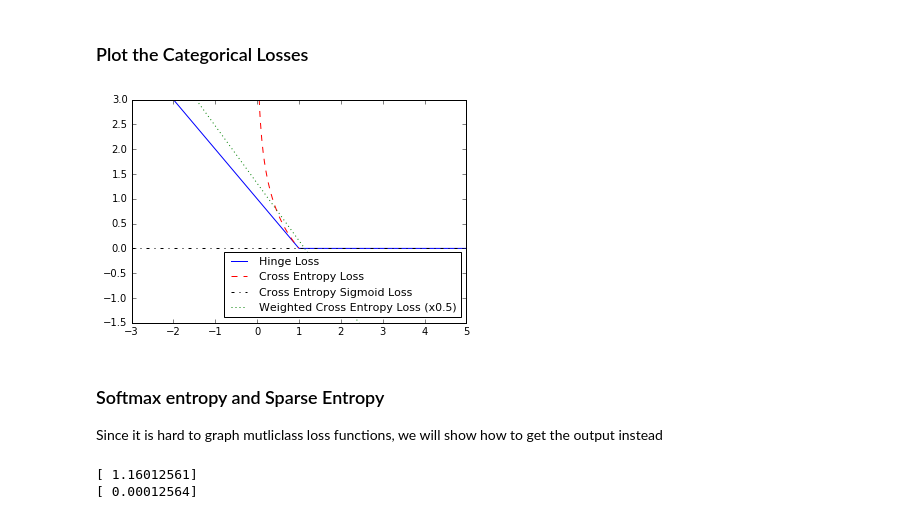
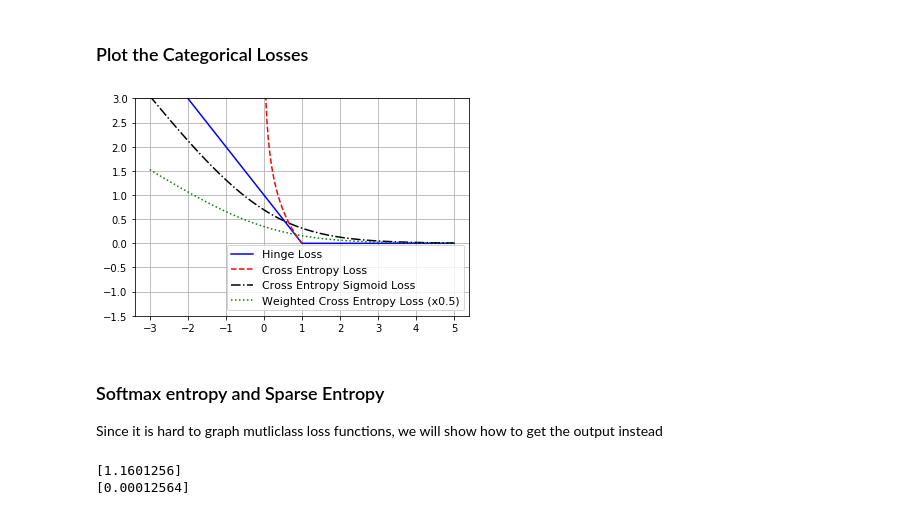
Before and after one commit to nfmcclure/tensorflow_cookbook, a Jupyter notebook: 02_TensorFlow_Way/04_Implementing_Loss_Functions/04_loss_functions.ipynb, the cells around one changed output. Cells and saved outputs as stored; diff of their text form; code cells hidden in the pictures.

```diff
--- a/02_TensorFlow_Way/04_Implementing_Loss_Functions/04_loss_functions.ipynb
+++ b/02_TensorFlow_Way/04_Implementing_Loss_Functions/04_loss_functions.ipynb
@@ -116,7 +117,7 @@ TensorFlow also has a sigmoid-entropy loss function.  This is very similar to th
 # L = max(actual, 0) - actual * pred + log(1 + exp(-abs(actual)))
 x_val_input = tf.expand_dims(x_vals, 1)
 target_input = tf.expand_dims(targets, 1)
-xentropy_sigmoid_y_vals = tf.nn.softmax_cross_entropy_with_logits(logits=x_val_input, labels=target_input)
+xentropy_sigmoid_y_vals = tf.nn.sigmoid_cross_entropy_with_logits(logits=x_val_input, labels=target_input)
 xentropy_sigmoid_y_out = sess.run(xentropy_sigmoid_y_vals)
 # %% [markdown]
 ### Weighted (Softmax) Cross Entropy Loss
@@ -128,23 +129,25 @@ Tensorflow also has a similar function to the `sigmoid cross entropy` loss funct
 # or
 # L = (1 - pred) * actual + (1 + (weights - 1) * pred) * log(1 + exp(-actual))
 weight = tf.constant(0.5)
-xentropy_weighted_y_vals = tf.nn.weighted_cross_entropy_with_logits(x_vals, targets, weight)
+xentropy_weighted_y_vals = tf.nn.weighted_cross_entropy_with_logits(logits=x_vals,
+                                                                    targets=targets,
+                                                                    pos_weight=weight)
 xentropy_weighted_y_out = sess.run(xentropy_weighted_y_vals)
 # %% [markdown]
 ### Plot the Categorical Losses
 # %%
 # Plot the output
 x_array = sess.run(x_vals)
 plt.plot(x_array, hinge_y_out, 'b-', label='Hinge Loss')
 plt.plot(x_array, xentropy_y_out, 'r--', label='Cross Entropy Loss')
 plt.plot(x_array, xentropy_sigmoid_y_out, 'k-.', label='Cross Entropy Sigmoid Loss')
 plt.plot(x_array, xentropy_weighted_y_out, 'g:', label='Weighted Cross Entropy Loss (x0.5)')
 plt.ylim(-1.5, 3)
-#plt.xlim(-1, 3)
 plt.legend(loc='lower right', prop={'size': 11})
+plt.grid()
 plt.show()
 # %% [output]
-[figure, old version]
+[figure, new version]
 # %% [markdown]
 ### Softmax entropy and Sparse Entropy
 
@@ -154,8 +157,8 @@ Since it is hard to graph mutliclass loss functions, we will show how to get the
 # L = -actual * (log(softmax(pred))) - (1-actual)(log(1-softmax(pred)))
 unscaled_logits = tf.constant([[1., -3., 10.]])
 target_dist = tf.constant([[0.1, 0.02, 0.88]])
-softmax_xentropy = tf.nn.softmax_cross_entropy_with_logits(logits=unscaled_logits,
-                                                           labels=target_dist)
+softmax_xentropy = tf.nn.softmax_cross_entropy_with_logits_v2(logits=unscaled_logits,
+                                                              labels=target_dist)
 print(sess.run(softmax_xentropy))
 
 # Sparse entropy loss
@@ -167,5 +170,5 @@ sparse_xentropy =  tf.nn.sparse_softmax_cross_entropy_with_logits(logits=unscale
                                                                   labels=sparse_target_dist)
 print(sess.run(sparse_xentropy))
 # %% [output]
-[ 1.16012561]
-[ 0.00012564]
+[1.1601256]
+[0.00012564]
```
Also changed, not shown: parts of 1 cell of this notebook.
